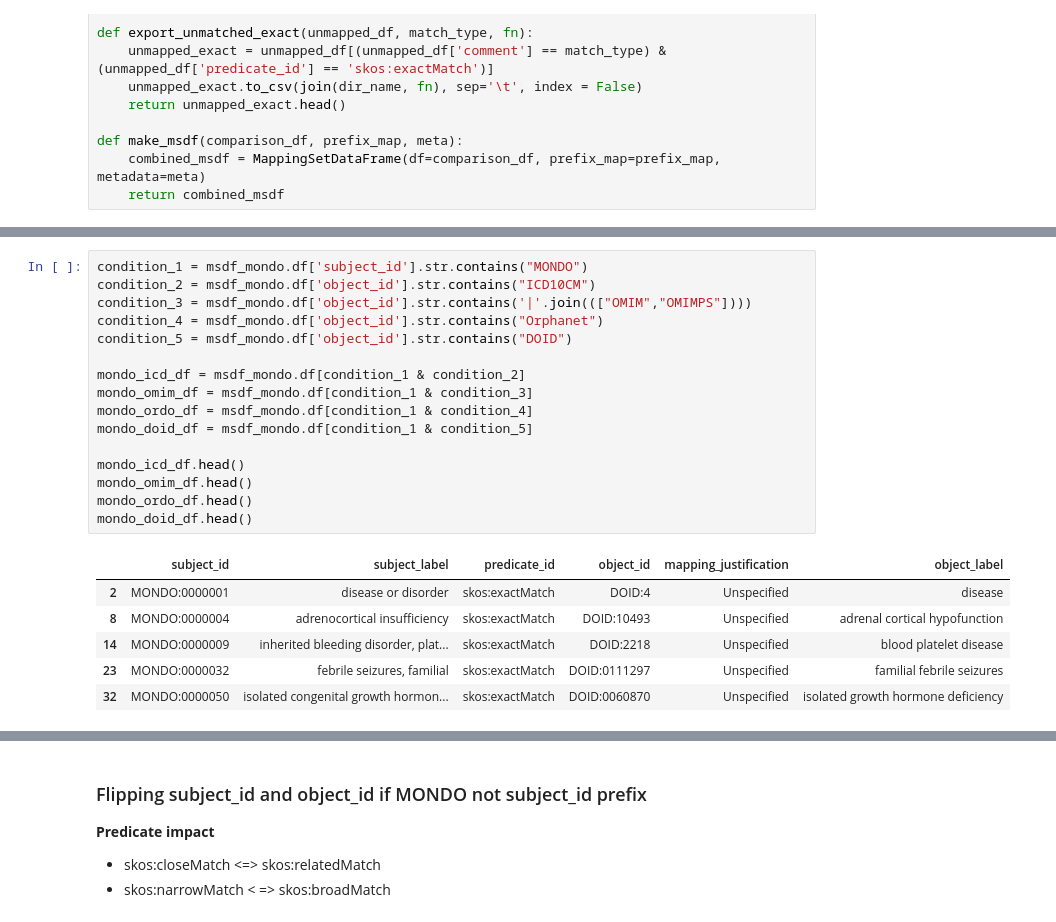
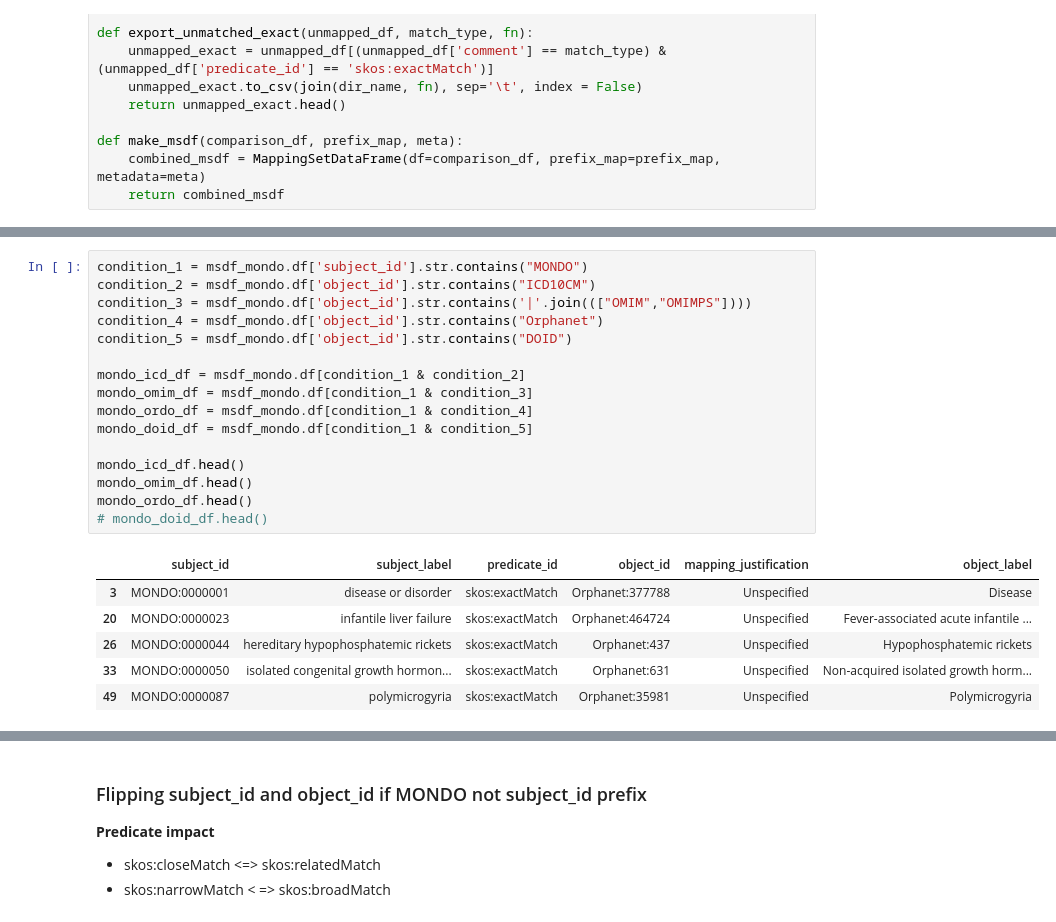
Before and after one commit to monarch-initiative/mondo-ingest, a Jupyter notebook: src/scripts/oak-lexmatch-sssom-compare.ipynb, the cells around one changed output, grey strips where cells are left out. Saved outputs shown, nothing was run; the diff lists cells and outputs as text.

```diff
--- a/src/scripts/oak-lexmatch-sssom-compare.ipynb
+++ b/src/scripts/oak-lexmatch-sssom-compare.ipynb
@@ -124,26 +124,26 @@ Wall time: 1min 16s
 # %%
 condition_1 = msdf_mondo.df['subject_id'].str.contains("MONDO")
 condition_2 = msdf_mondo.df['object_id'].str.contains("ICD10CM")
 condition_3 = msdf_mondo.df['object_id'].str.contains('|'.join((["OMIM","OMIMPS"])))
 condition_4 = msdf_mondo.df['object_id'].str.contains("Orphanet")
 condition_5 = msdf_mondo.df['object_id'].str.contains("DOID")
 
 mondo_icd_df = msdf_mondo.df[condition_1 & condition_2]
 mondo_omim_df = msdf_mondo.df[condition_1 & condition_3]
 mondo_ordo_df = msdf_mondo.df[condition_1 & condition_4]
 mondo_doid_df = msdf_mondo.df[condition_1 & condition_5]
 
 mondo_icd_df.head()
 mondo_omim_df.head()
 mondo_ordo_df.head()
-mondo_doid_df.head()
+# mondo_doid_df.head()
 # %% [output]
 |  | subject_id | subject_label | predicate_id | object_id | mapping_justification | object_label |
-| 2 | MONDO:0000001 | disease or disorder | skos:exactMatch | DOID:4 | Unspecified | disease |
-| 8 | MONDO:0000004 | adrenocortical insufficiency | skos:exactMatch | DOID:10493 | Unspecified | adrenal cortical hypofunction |
-| 14 | MONDO:0000009 | inherited bleeding disorder, plat... | skos:exactMatch | DOID:2218 | Unspecified | blood platelet disease |
-| 23 | MONDO:0000032 | febrile seizures, familial | skos:exactMatch | DOID:0111297 | Unspecified | familial febrile seizures |
-| 32 | MONDO:0000050 | isolated congenital growth hormon... | skos:exactMatch | DOID:0060870 | Unspecified | isolated growth hormone deficiency |
+| 3 | MONDO:0000001 | disease or disorder | skos:exactMatch | Orphanet:377788 | Unspecified | Disease |
+| 20 | MONDO:0000023 | infantile liver failure | skos:exactMatch | Orphanet:464724 | Unspecified | Fever-associated acute infantile ... |
+| 26 | MONDO:0000044 | hereditary hypophosphatemic rickets | skos:exactMatch | Orphanet:437 | Unspecified | Hypophosphatemic rickets |
+| 33 | MONDO:0000050 | isolated congenital growth hormon... | skos:exactMatch | Orphanet:631 | Unspecified | Non-acquired isolated growth horm... |
+| 49 | MONDO:0000087 | polymicrogyria | skos:exactMatch | Orphanet:35981 | Unspecified | Polymicrogyria |
 # %%
 lex_object_prefixes = msdf_lex.df['object_id'].str.split(':').apply(lambda x: x[0] ).drop_duplicates()
 lex_subject_prefixes = msdf_lex.df['subject_id'].str.split(':').apply(lambda x: x[0] ).drop_duplicates()
```
Also changed, not shown: parts of 14 cells of this notebook.
